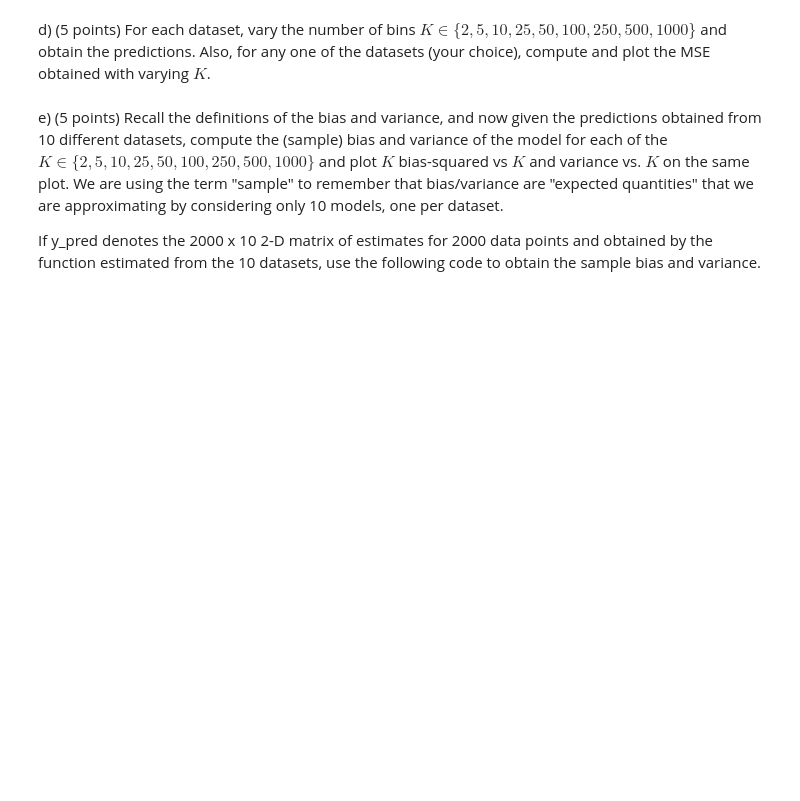
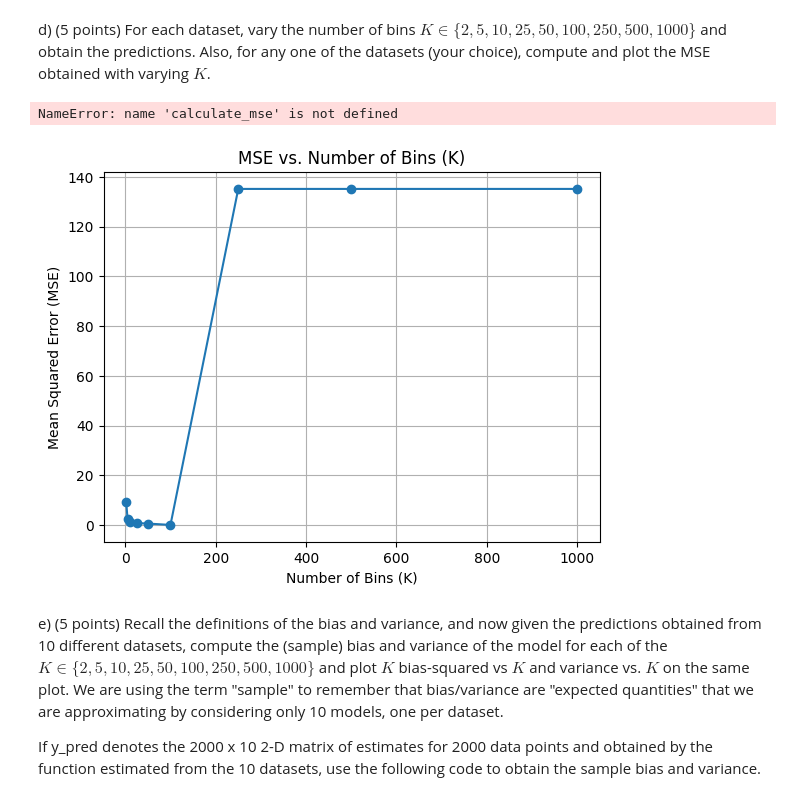
Before and after one commit to saiyam-shah/ml-ass2, a Jupyter notebook: HW_2-2.ipynb, the cells around one changed output. Saved outputs shown, nothing was run; the diff lists cells and outputs as text; code cells hidden in the pictures; blank space fills up the shorter version.

```diff
--- a/HW_2-2.ipynb
+++ b/HW_2-2.ipynb
@@ -100,18 +186,50 @@ d) (5 points) For each dataset, vary the number of bins $K \in \{2,5,10,25,50,10
 # %%
 mse_scores = []
 K = [2,5,10,25,50,100,250,500,1000]
+np.random.seed(0)
+X = np.linspace(0, 10, 100)
+Y = 2 * X + np.random.normal(0, 1, 100)
 for n in K:
   ### START CODE ###
-  # For the chosen dataset, compute y_hat
-  ### END CODE ###
+    Yhat = estimate_g(X, Y, n)  ### END CODE ###
 
   ### START CODE ###
   # Compute MSE
-  mse = None
-  ### END CODE ###
-  mse_scores.append(mse)
+    mse = calculate_mse(Y, Yhat)
+### END CODE ###
+    mse_scores.append(mse)
 plt.plot(K,mse_scores)
 plt.show()
+# %% [output]
+NameError: name 'calculate_mse' is not defined
+# %%
+mse_scores = []
+K = [2, 5, 10, 25, 50, 100, 250, 500, 1000]
+
+# Load or generate your dataset here
+# For demonstration purposes, let's create a sample dataset
+np.random.seed(0)
+X = np.linspace(0, 10, 100)
+Y = 2 * X + np.random.normal(0, 1, 100)  # True function is Y = 2*X + noise
+
+for n in K:
+    # Estimate Yhat for the chosen dataset
+    Yhat = estimate_g(X, Y, n)  # Assuming you have the estimate_g function defined
+
+    # Compute the Mean Squared Error (MSE)
+    mse = mean_squared_error(Y, Yhat)  # Assuming you have the calculate_mse function defined
+
+    mse_scores.append(mse)
+
+# Plot MSE vs. K
+plt.plot(K, mse_scores, marker='o', linestyle='-')
+plt.title('MSE vs. Number of Bins (K)')
+plt.xlabel('Number of Bins (K)')
+plt.ylabel('Mean Squared Error (MSE)')
+plt.grid(True)
+plt.show()
+# %% [output]
+[figure, added]
 # %% [markdown]
 e) (5 points) Recall the definitions of the bias and variance, and now given the predictions obtained from 10 different datasets, compute the (sample) bias and variance of the model for each of the $K \in \{2,5,10,25,50,100,250,500,1000\}$ and plot $K$  bias-squared vs $K$ and variance vs. $K$  on the same plot.
 We are using the term "sample" to remember that bias/variance are "expected quantities" that we are approximating by considering only 10 models, one per dataset.
```
Also changed, not shown: parts of 14 cells of this notebook.
